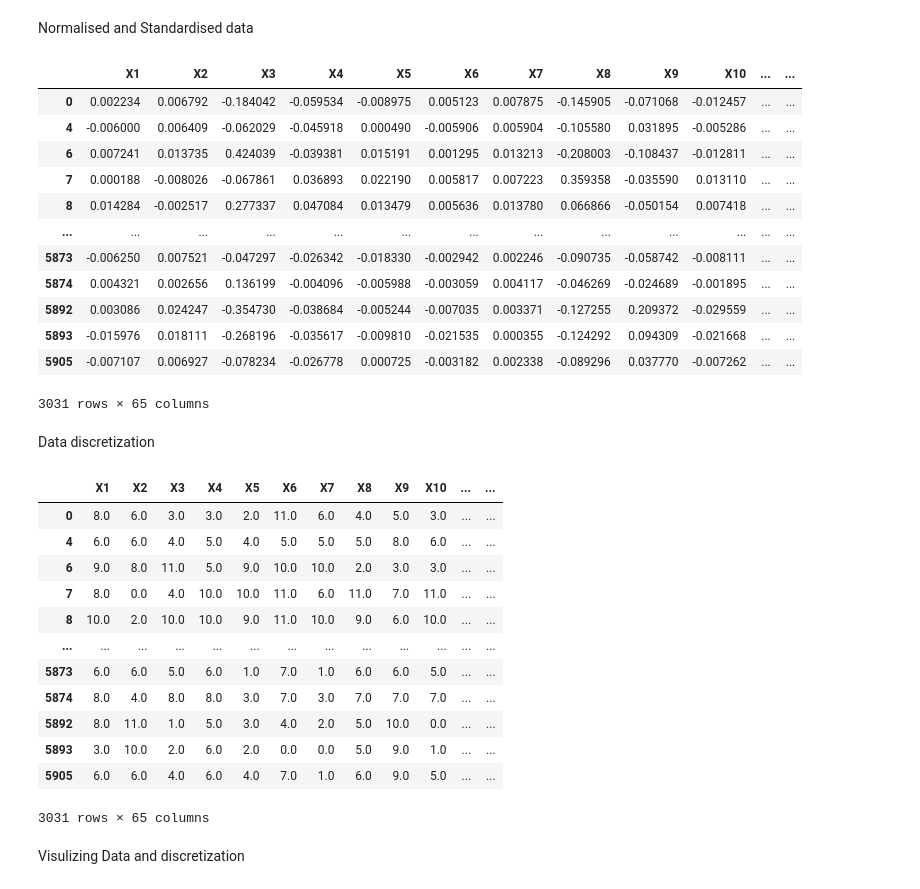
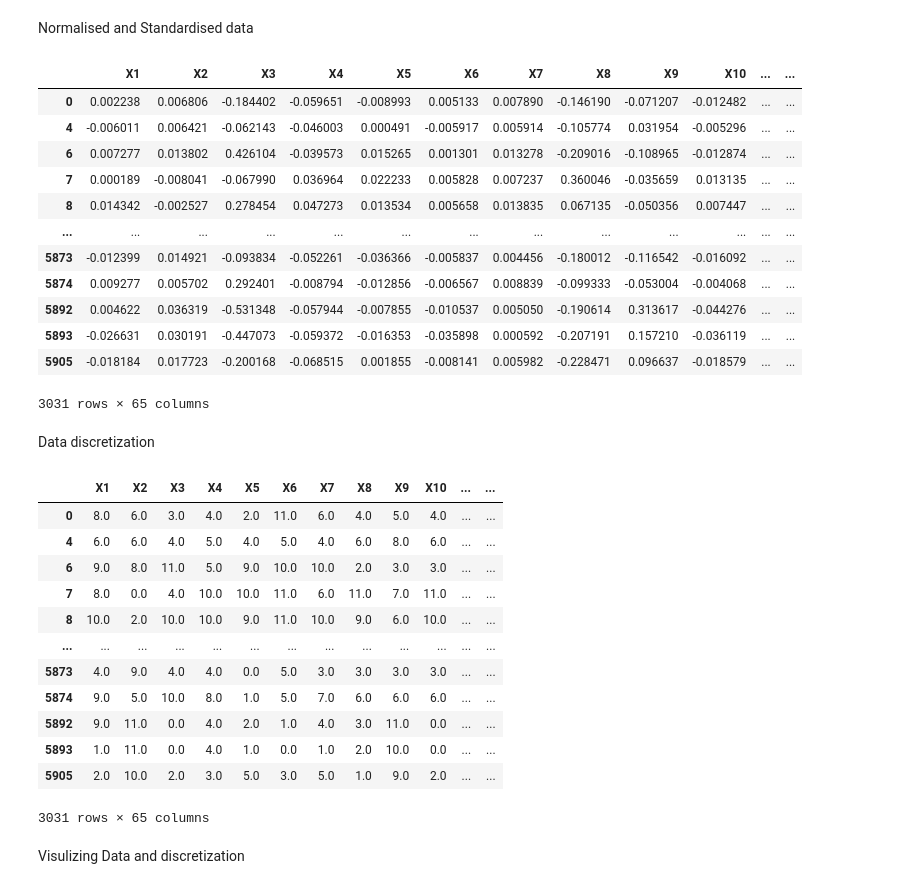
Before and after one commit to Zach-schwark/PGM_Assignment, a Jupyter notebook: data.ipynb, the cells around one changed output. Cells and saved outputs as stored; diff of their text form; code cells hidden in the pictures.

```diff
--- a/data.ipynb
+++ b/data.ipynb
@@ -128,6 +128,8 @@ attribute_dict = {}
 for i in range(len(data_scaled_transposed)):
     attribute_dict[attribute_names[i]] = data_scaled_transposed[i]
 
+attribute_dict[attribute_names[len(attribute_names)-1]] = pd.cut(data['class'],2,labels=[0,1])
+
 standardisedData = pd.DataFrame(attribute_dict)
 #standardisedData
 # %% [markdown]
@@ -165,48 +168,48 @@ normalised_StandardisedData = pd.DataFrame(normalised_standardised_dict)
 normalised_StandardisedData
 # %% [output]
 |  | X1 | X2 | X3 | X4 | X5 | X6 | X7 | X8 | X9 | X10 | ... | ... |
-| 0 | 0.002234 | 0.006792 | -0.184042 | -0.059534 | -0.008975 | 0.005123 | 0.007875 | -0.145905 | -0.071068 | -0.012457 | ... | ... |
-| 4 | -0.006000 | 0.006409 | -0.062029 | -0.045918 | 0.000490 | -0.005906 | 0.005904 | -0.105580 | 0.031895 | -0.005286 | ... | ... |
-| 6 | 0.007241 | 0.013735 | 0.424039 | -0.039381 | 0.015191 | 0.001295 | 0.013213 | -0.208003 | -0.108437 | -0.012811 | ... | ... |
-| 7 | 0.000188 | -0.008026 | -0.067861 | 0.036893 | 0.022190 | 0.005817 | 0.007223 | 0.359358 | -0.035590 | 0.013110 | ... | ... |
-| 8 | 0.014284 | -0.002517 | 0.277337 | 0.047084 | 0.013479 | 0.005636 | 0.013780 | 0.066866 | -0.050154 | 0.007418 | ... | ... |
+| 0 | 0.002238 | 0.006806 | -0.184402 | -0.059651 | -0.008993 | 0.005133 | 0.007890 | -0.146190 | -0.071207 | -0.012482 | ... | ... |
+| 4 | -0.006011 | 0.006421 | -0.062143 | -0.046003 | 0.000491 | -0.005917 | 0.005914 | -0.105774 | 0.031954 | -0.005296 | ... | ... |
+| 6 | 0.007277 | 0.013802 | 0.426104 | -0.039573 | 0.015265 | 0.001301 | 0.013278 | -0.209016 | -0.108965 | -0.012874 | ... | ... |
+| 7 | 0.000189 | -0.008041 | -0.067990 | 0.036964 | 0.022233 | 0.005828 | 0.007237 | 0.360046 | -0.035659 | 0.013135 | ... | ... |
+| 8 | 0.014342 | -0.002527 | 0.278454 | 0.047273 | 0.013534 | 0.005658 | 0.013835 | 0.067135 | -0.050356 | 0.007447 | ... | ... |
 | ... | ... | ... | ... | ... | ... | ... | ... | ... | ... | ... | ... | ... |
-| 5873 | -0.006250 | 0.007521 | -0.047297 | -0.026342 | -0.018330 | -0.002942 | 0.002246 | -0.090735 | -0.058742 | -0.008111 | ... | ... |
-| 5874 | 0.004321 | 0.002656 | 0.136199 | -0.004096 | -0.005988 | -0.003059 | 0.004117 | -0.046269 | -0.024689 | -0.001895 | ... | ... |
-| 5892 | 0.003086 | 0.024247 | -0.354730 | -0.038684 | -0.005244 | -0.007035 | 0.003371 | -0.127255 | 0.209372 | -0.029559 | ... | ... |
-| 5893 | -0.015976 | 0.018111 | -0.268196 | -0.035617 | -0.009810 | -0.021535 | 0.000355 | -0.124292 | 0.094309 | -0.021668 | ... | ... |
-| 5905 | -0.007107 | 0.006927 | -0.078234 | -0.026778 | 0.000725 | -0.003182 | 0.002338 | -0.089296 | 0.037770 | -0.007262 | ... | ... |
+| 5873 | -0.012399 | 0.014921 | -0.093834 | -0.052261 | -0.036366 | -0.005837 | 0.004456 | -0.180012 | -0.116542 | -0.016092 | ... | ... |
+| 5874 | 0.009277 | 0.005702 | 0.292401 | -0.008794 | -0.012856 | -0.006567 | 0.008839 | -0.099333 | -0.053004 | -0.004068 | ... | ... |
+| 5892 | 0.004622 | 0.036319 | -0.531348 | -0.057944 | -0.007855 | -0.010537 | 0.005050 | -0.190614 | 0.313617 | -0.044276 | ... | ... |
+| 5893 | -0.026631 | 0.030191 | -0.447073 | -0.059372 | -0.016353 | -0.035898 | 0.000592 | -0.207191 | 0.157210 | -0.036119 | ... | ... |
+| 5905 | -0.018184 | 0.017723 | -0.200168 | -0.068515 | 0.001855 | -0.008141 | 0.005982 | -0.228471 | 0.096637 | -0.018579 | ... | ... |
 3031 rows × 65 columns
 # %% [markdown]
 Data discretization
 # %%
 atttributes = normalised_StandardisedData.columns.values.tolist()
 
 est = preprocessing.KBinsDiscretizer(n_bins=12, encode='ordinal', strategy='quantile', subsample=None)
 est.fit(normalised_StandardisedData)
 PreprocessedData_tranformed = est.transform(normalised_StandardisedData).transpose()
 
 for i in range(len(PreprocessedData_tranformed)):
     attribute_dict[atttributes[i]] = PreprocessedData_tranformed[i]
 
-attribute_dict[attribute_names[len(attribute_names)-1]] = pd.cut(normalised_StandardisedData['class'],2,labels=[0,1])
+attribute_dict[attribute_names[len(attribute_names)-1]] = pd.cut(data['class'],2,labels=[0,1])
 
 discretizedData = pd.DataFrame(attribute_dict)
 
 discretizedData
 # %% [output]
 |  | X1 | X2 | X3 | X4 | X5 | X6 | X7 | X8 | X9 | X10 | ... | ... |
-| 0 | 8.0 | 6.0 | 3.0 | 3.0 | 2.0 | 11.0 | 6.0 | 4.0 | 5.0 | 3.0 | ... | ... |
-| 4 | 6.0 | 6.0 | 4.0 | 5.0 | 4.0 | 5.0 | 5.0 | 5.0 | 8.0 | 6.0 | ... | ... |
+| 0 | 8.0 | 6.0 | 3.0 | 4.0 | 2.0 | 11.0 | 6.0 | 4.0 | 5.0 | 4.0 | ... | ... |
+| 4 | 6.0 | 6.0 | 4.0 | 5.0 | 4.0 | 5.0 | 4.0 | 6.0 | 8.0 | 6.0 | ... | ... |
 | 6 | 9.0 | 8.0 | 11.0 | 5.0 | 9.0 | 10.0 | 10.0 | 2.0 | 3.0 | 3.0 | ... | ... |
 | 7 | 8.0 | 0.0 | 4.0 | 10.0 | 10.0 | 11.0 | 6.0 | 11.0 | 7.0 | 11.0 | ... | ... |
 | 8 | 10.0 | 2.0 | 10.0 | 10.0 | 9.0 | 11.0 | 10.0 | 9.0 | 6.0 | 10.0 | ... | ... |
 | ... | ... | ... | ... | ... | ... | ... | ... | ... | ... | ... | ... | ... |
-| 5873 | 6.0 | 6.0 | 5.0 | 6.0 | 1.0 | 7.0 | 1.0 | 6.0 | 6.0 | 5.0 | ... | ... |
-| 5874 | 8.0 | 4.0 | 8.0 | 8.0 | 3.0 | 7.0 | 3.0 | 7.0 | 7.0 | 7.0 | ... | ... |
-| 5892 | 8.0 | 11.0 | 1.0 | 5.0 | 3.0 | 4.0 | 2.0 | 5.0 | 10.0 | 0.0 | ... | ... |
-| 5893 | 3.0 | 10.0 | 2.0 | 6.0 | 2.0 | 0.0 | 0.0 | 5.0 | 9.0 | 1.0 | ... | ... |
-| 5905 | 6.0 | 6.0 | 4.0 | 6.0 | 4.0 | 7.0 | 1.0 | 6.0 | 9.0 | 5.0 | ... | ... |
+| 5873 | 4.0 | 9.0 | 4.0 | 4.0 | 0.0 | 5.0 | 3.0 | 3.0 | 3.0 | 3.0 | ... | ... |
+| 5874 | 9.0 | 5.0 | 10.0 | 8.0 | 1.0 | 5.0 | 7.0 | 6.0 | 6.0 | 6.0 | ... | ... |
+| 5892 | 9.0 | 11.0 | 0.0 | 4.0 | 2.0 | 1.0 | 4.0 | 3.0 | 11.0 | 0.0 | ... | ... |
+| 5893 | 1.0 | 11.0 | 0.0 | 4.0 | 1.0 | 0.0 | 1.0 | 2.0 | 10.0 | 0.0 | ... | ... |
+| 5905 | 2.0 | 10.0 | 2.0 | 3.0 | 5.0 | 3.0 | 5.0 | 1.0 | 9.0 | 2.0 | ... | ... |
 3031 rows × 65 columns
 # %% [markdown]
 Visulizing Data and discretization
```
Also changed, not shown: parts of 3 cells of this notebook, 4 other files.
